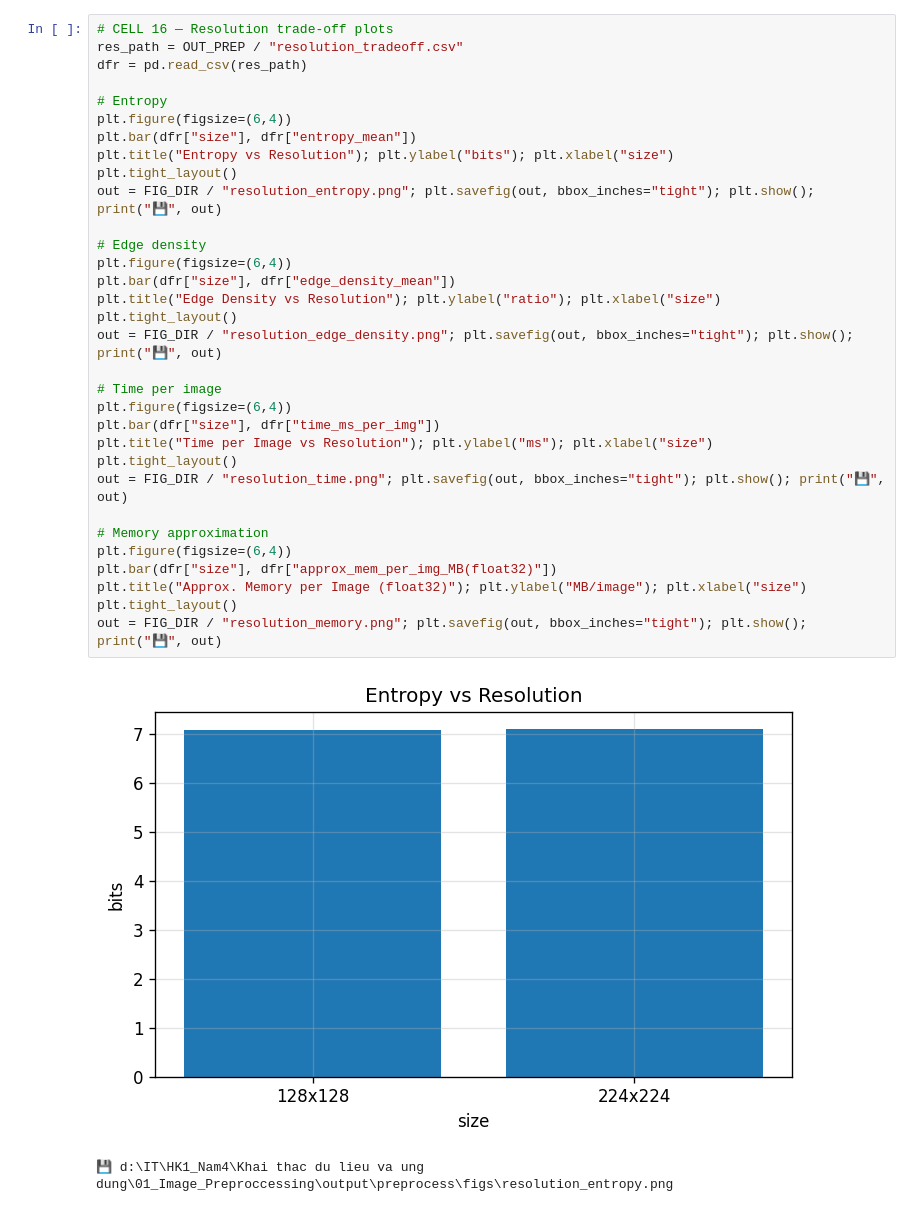
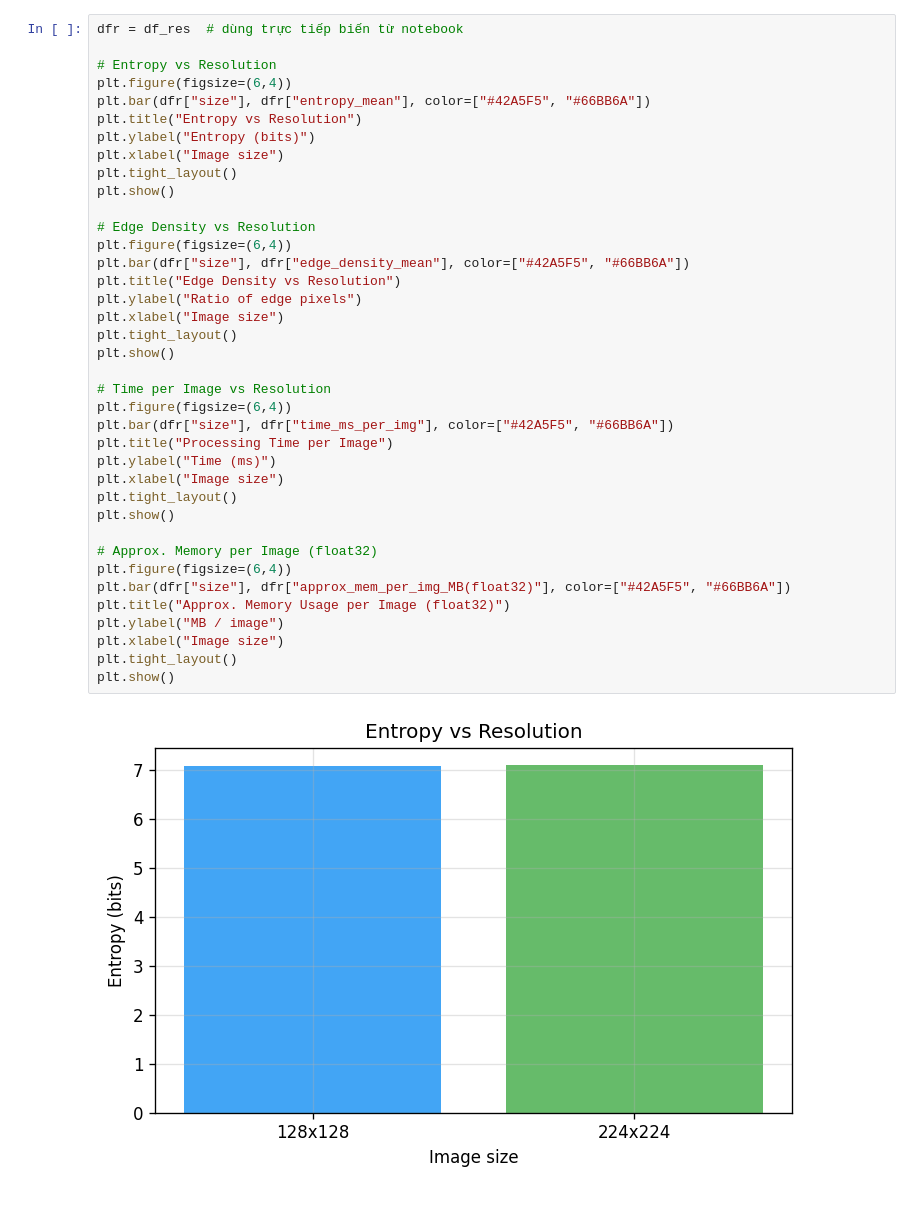
Before and after one commit to vanh1012/Lab-01---Data-preprocessing, a Jupyter notebook: notebooks/01_image_preproccessing.ipynb, the cells around one changed output. Saved outputs shown, nothing was run; the diff lists cells and outputs as text.

Commit message:
update: cleaned notebook, removed output saves

```diff
--- a/notebooks/01_image_preproccessing.ipynb
+++ b/notebooks/01_image_preproccessing.ipynb
@@ -526,35 +645,40 @@ out = FIG_DIR / "edges_tradeoff_scatter.png"; plt.savefig(out, bbox_inches="tigh
 # %%
-# CELL 16 — Resolution trade-off plots
-res_path = OUT_PREP / "resolution_tradeoff.csv"
-dfr = pd.read_csv(res_path)
+dfr = df_res  # dùng trực tiếp biến từ notebook
 
-# Entropy
+# Entropy vs Resolution
 plt.figure(figsize=(6,4))
-plt.bar(dfr["size"], dfr["entropy_mean"])
-plt.title("Entropy vs Resolution"); plt.ylabel("bits"); plt.xlabel("size")
+plt.bar(dfr["size"], dfr["entropy_mean"], color=["#42A5F5", "#66BB6A"])
+plt.title("Entropy vs Resolution")
+plt.ylabel("Entropy (bits)")
+plt.xlabel("Image size")
 plt.tight_layout()
-out = FIG_DIR / "resolution_entropy.png"; plt.savefig(out, bbox_inches="tight"); plt.show(); print("💾", out)
+plt.show()
 
-# Edge density
+# Edge Density vs Resolution
 plt.figure(figsize=(6,4))
-plt.bar(dfr["size"], dfr["edge_density_mean"])
-plt.title("Edge Density vs Resolution"); plt.ylabel("ratio"); plt.xlabel("size")
+plt.bar(dfr["size"], dfr["edge_density_mean"], color=["#42A5F5", "#66BB6A"])
+plt.title("Edge Density vs Resolution")
+plt.ylabel("Ratio of edge pixels")
+plt.xlabel("Image size")
 plt.tight_layout()
-out = FIG_DIR / "resolution_edge_density.png"; plt.savefig(out, bbox_inches="tight"); plt.show(); print("💾", out)
+plt.show()
 
-# Time per image
+# Time per Image vs Resolution
 plt.figure(figsize=(6,4))
-plt.bar(dfr["size"], dfr["time_ms_per_img"])
-plt.title("Time per Image vs Resolution"); plt.ylabel("ms"); plt.xlabel("size")
+plt.bar(dfr["size"], dfr["time_ms_per_img"], color=["#42A5F5", "#66BB6A"])
+plt.title("Processing Time per Image")
+plt.ylabel("Time (ms)")
+plt.xlabel("Image size")
 plt.tight_layout()
-out = FIG_DIR / "resolution_time.png"; plt.savefig(out, bbox_inches="tight"); plt.show(); print("💾", out)
+plt.show()
 
-# Memory approximation
+# Approx. Memory per Image (float32)
 plt.figure(figsize=(6,4))
-plt.bar(dfr["size"], dfr["approx_mem_per_img_MB(float32)"])
-plt.title("Approx. Memory per Image (float32)"); plt.ylabel("MB/image"); plt.xlabel("size")
+plt.bar(dfr["size"], dfr["approx_mem_per_img_MB(float32)"], color=["#42A5F5", "#66BB6A"])
+plt.title("Approx. Memory Usage per Image (float32)")
+plt.ylabel("MB / image")
+plt.xlabel("Image size")
 plt.tight_layout()
-out = FIG_DIR / "resolution_memory.png"; plt.savefig(out, bbox_inches="tight"); plt.show(); print("💾", out)
+plt.show()
 # %% [output]
-[figure, old version]
+[figure, new version]
-💾 d:\IT\HK1_Nam4\Khai thac du lieu va ung dung\01_Image_Preproccessing\output\preprocess\figs\resolution_entropy.png
```
Also changed, not shown: parts of 35 cells of this notebook.
